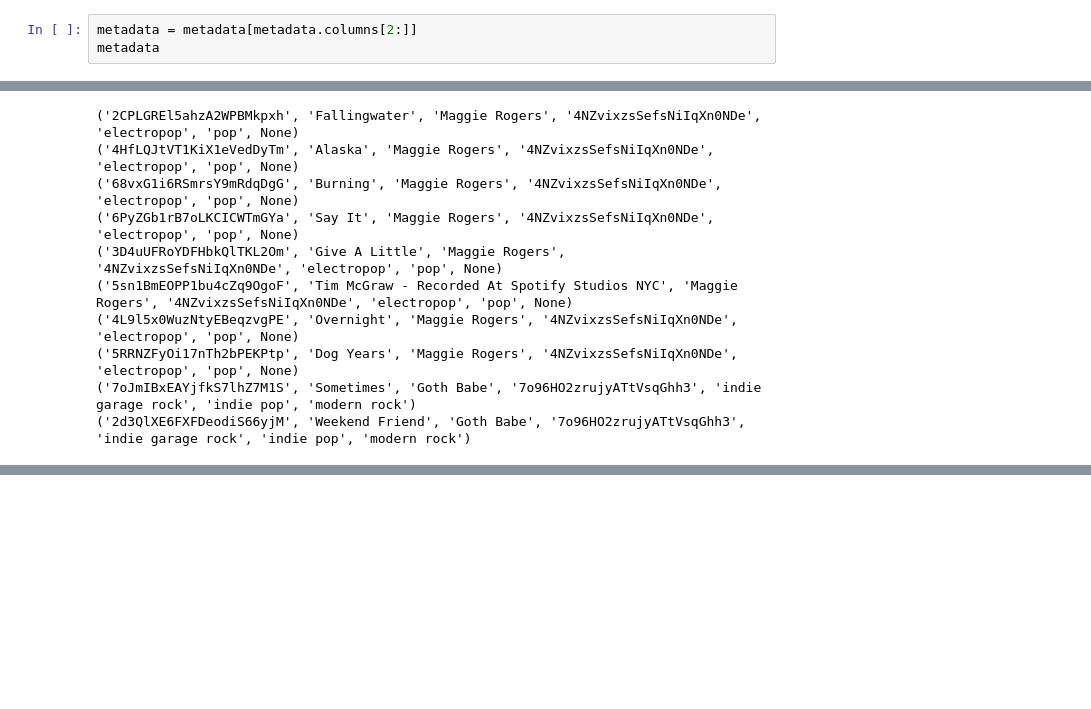
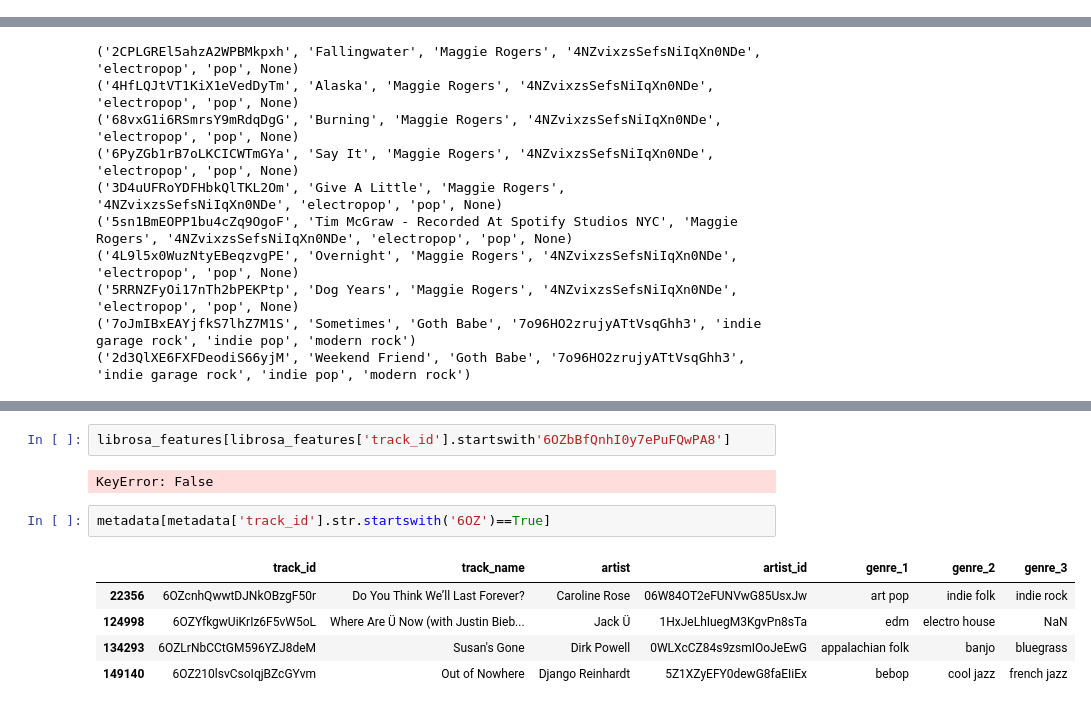
Before and after one commit to d-alvear/discoverify, a Jupyter notebook: notebooks/database_creation.ipynb, the cells around one changed output, grey strips where cells are left out. Drawn from its saved outputs; the diff is of its cells as text; blank space fills up the shorter version.

```diff
--- a/notebooks/database_creation.ipynb
+++ b/notebooks/database_creation.ipynb
@@ -149,3 +141,0 @@ metadata = pd.read_csv('../data/metadata.csv', sep=";")
-# %%
-metadata = metadata[metadata.columns[2:]]
-metadata
@@ -221,0 +320,12 @@ False
+# %%
+librosa_features[librosa_features['track_id'].startswith'6OZbBfQnhI0y7ePuFQwPA8']
+# %% [output]
+KeyError: False
+# %%
+metadata[metadata['track_id'].str.startswith('6OZ')==True]
+# %% [output]
+|  | track_id | track_name | artist | artist_id | genre_1 | genre_2 | genre_3 |
+| 22356 | 6OZcnhQwwtDJNkOBzgF50r | Do You Think We’ll Last Forever? | Caroline Rose | 06W84OT2eFUNVwG85UsxJw | art pop | indie folk | indie rock |
+| 124998 | 6OZYfkgwUiKrIz6F5vW5oL | Where Are Ü Now (with Justin Bieb... | Jack Ü | 1HxJeLhIuegM3KgvPn8sTa | edm | electro house | NaN |
+| 134293 | 6OZLrNbCCtGM596YZJ8deM | Susan's Gone | Dirk Powell | 0WLXcCZ84s9zsmIOoJeEwG | appalachian folk | banjo | bluegrass |
+| 149140 | 6OZ210lsvCsoIqjBZcGYvm | Out of Nowhere | Django Reinhardt | 5Z1XZyEFY0dewG8faEIiEx | bebop | cool jazz | french jazz |
```
Also changed, not shown: parts of 28 cells of this notebook, 4 other files.
